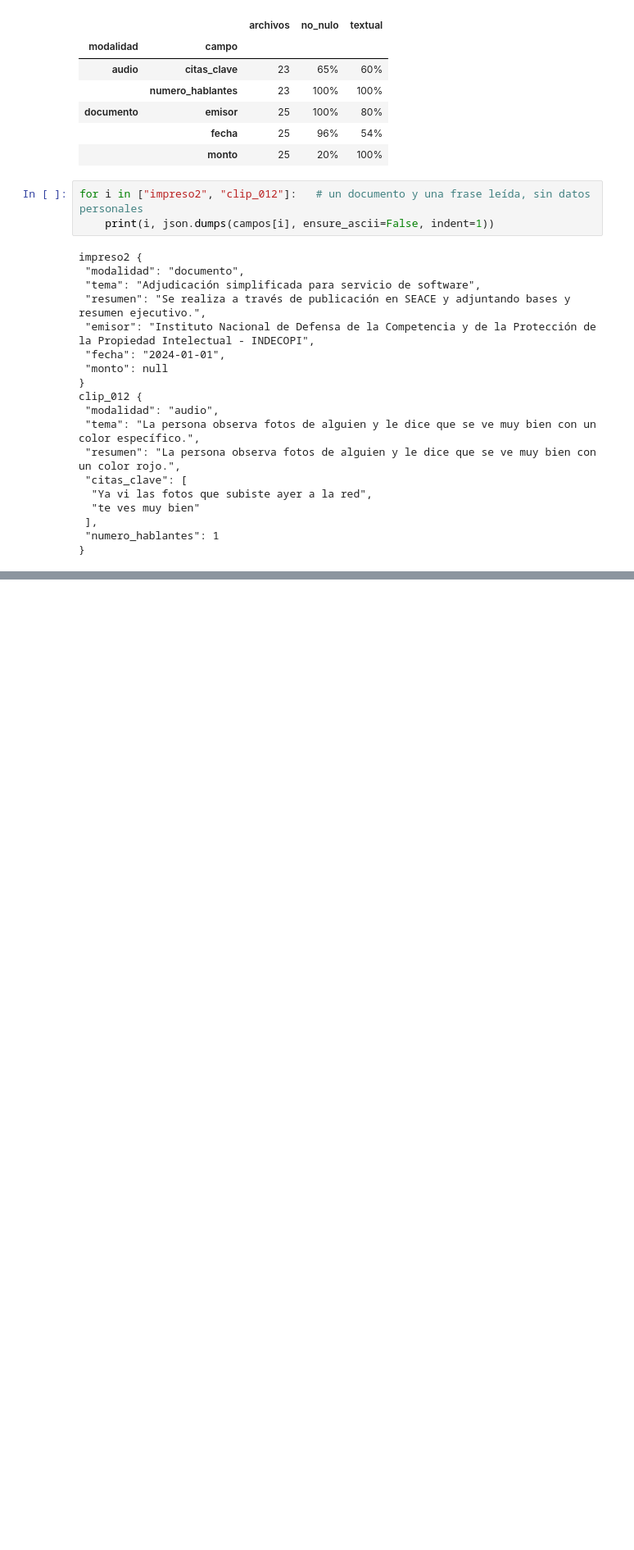
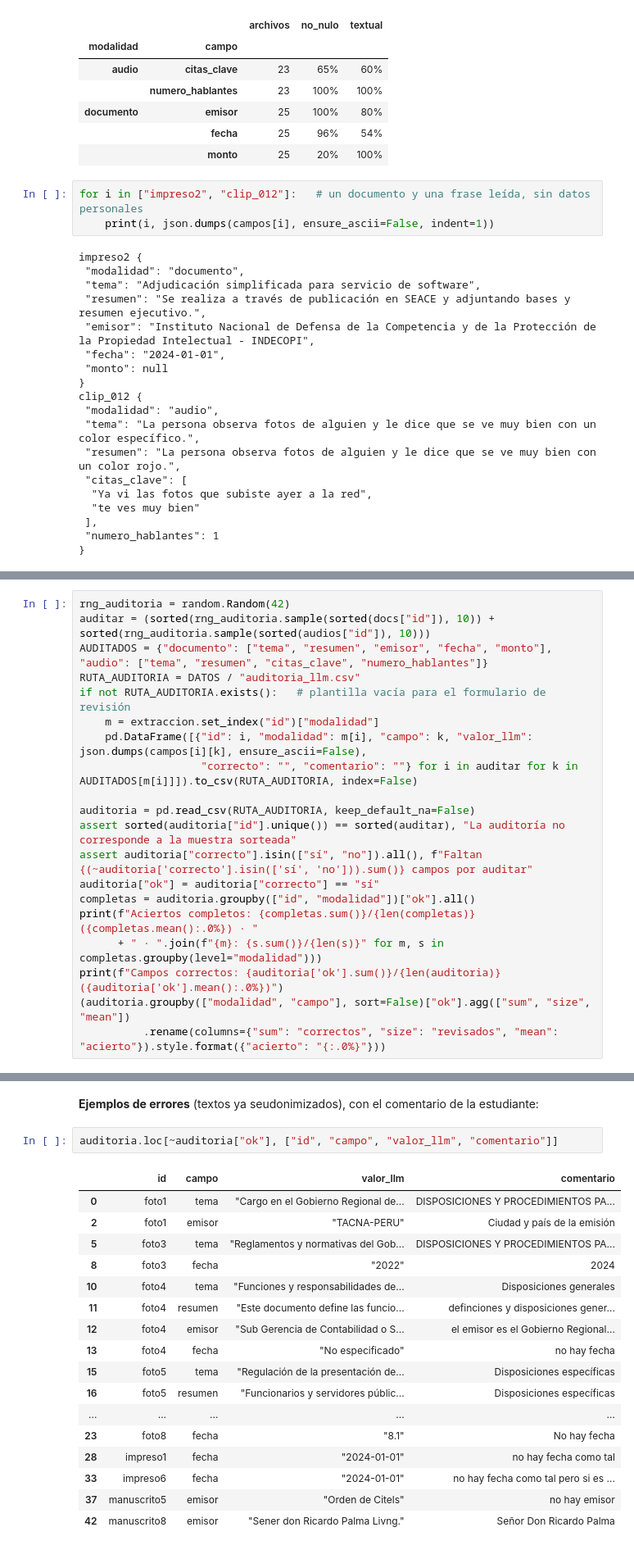
Before and after one commit to IvettexMamani/diplomado-python-2026, a Jupyter notebook: tarea_2/02_evaluacion.ipynb, the cells around one changed output, grey strips where cells are left out. Shown at 82% size. Saved outputs shown, nothing was run; the diff lists cells and outputs as text; blank space fills up the shorter version.

```diff
--- a/tarea_2/02_evaluacion.ipynb
+++ b/tarea_2/02_evaluacion.ipynb
@@ -804,0 +828,20 @@ clip_012 {
+# %%
+rng_auditoria = random.Random(42)
+auditar = (sorted(rng_auditoria.sample(sorted(docs["id"]), 10)) + sorted(rng_auditoria.sample(sorted(audios["id"]), 10)))
+AUDITADOS = {"documento": ["tema", "resumen", "emisor", "fecha", "monto"], "audio": ["tema", "resumen", "citas_clave", "numero_hablantes"]}
+RUTA_AUDITORIA = DATOS / "auditoria_llm.csv"
+if not RUTA_AUDITORIA.exists():   # plantilla vacía para el formulario de revisión
+    m = extraccion.set_index("id")["modalidad"]
+    pd.DataFrame([{"id": i, "modalidad": m[i], "campo": k, "valor_llm": json.dumps(campos[i][k], ensure_ascii=False),
+                   "correcto": "", "comentario": ""} for i in auditar for k in AUDITADOS[m[i]]]).to_csv(RUTA_AUDITORIA, index=False)
+
+auditoria = pd.read_csv(RUTA_AUDITORIA, keep_default_na=False)
+assert sorted(auditoria["id"].unique()) == sorted(auditar), "La auditoría no corresponde a la muestra sorteada"
+assert auditoria["correcto"].isin(["sí", "no"]).all(), f"Faltan {(~auditoria['correcto'].isin(['sí', 'no'])).sum()} campos por auditar"
+auditoria["ok"] = auditoria["correcto"] == "sí"
+completas = auditoria.groupby(["id", "modalidad"])["ok"].all()
+print(f"Aciertos completos: {completas.sum()}/{len(completas)} ({completas.mean():.0%}) · "
+      + " · ".join(f"{m}: {s.sum()}/{len(s)}" for m, s in completas.groupby(level="modalidad")))
+print(f"Campos correctos: {auditoria['ok'].sum()}/{len(auditoria)} ({auditoria['ok'].mean():.0%})")
+(auditoria.groupby(["modalidad", "campo"], sort=False)["ok"].agg(["sum", "size", "mean"])
+          .rename(columns={"sum": "correctos", "size": "revisados", "mean": "acierto"}).style.format({"acierto": "{:.0%}"}))
@@ -804,0 +862,22 @@ clip_012 {
+# %% [markdown]
+**Ejemplos de errores** (textos ya seudonimizados), con el comentario de la estudiante:
+# %%
+auditoria.loc[~auditoria["ok"], ["id", "campo", "valor_llm", "comentario"]]
+# %% [output]
+|  | id | campo | valor_llm | comentario |
+| 0 | foto1 | tema | "Cargo en el Gobierno Regional de... | DISPOSICIONES Y PROCEDIMIENTOS PA... |
+| 2 | foto1 | emisor | "TACNA-PERU" | Ciudad y país de la emisión |
+| 5 | foto3 | tema | "Reglamentos y normativas del Gob... | DISPOSICIONES Y PROCEDIMIENTOS PA... |
+| 8 | foto3 | fecha | "2022" | 2024 |
+| 10 | foto4 | tema | "Funciones y responsabilidades de... | Disposiciones generales |
+| 11 | foto4 | resumen | "Este documento define las funcio... | definciones y disposiciones gener... |
+| 12 | foto4 | emisor | "Sub Gerencia de Contabilidad o S... | el emisor es el Gobierno Regional... |
+| 13 | foto4 | fecha | "No especificado" | no hay fecha |
+| 15 | foto5 | tema | "Regulación de la presentación de... | Disposiciones específicas |
+| 16 | foto5 | resumen | "Funcionarios y servidores públic... | Disposiciones específicas |
+| ... | ... | ... | ... | ... |
+| 23 | foto8 | fecha | "8.1" | No hay fecha |
+| 28 | impreso1 | fecha | "2024-01-01" | no hay fecha como tal |
+| 33 | impreso6 | fecha | "2024-01-01" | no hay fecha como tal pero si es ... |
+| 37 | manuscrito5 | emisor | "Orden de Citels" | no hay emisor |
+| 42 | manuscrito8 | emisor | "Sener don Ricardo Palma Livng." | Señor Don Ricardo Palma |
```
Also changed, not shown: parts of 5 cells of this notebook, 1 other file.
